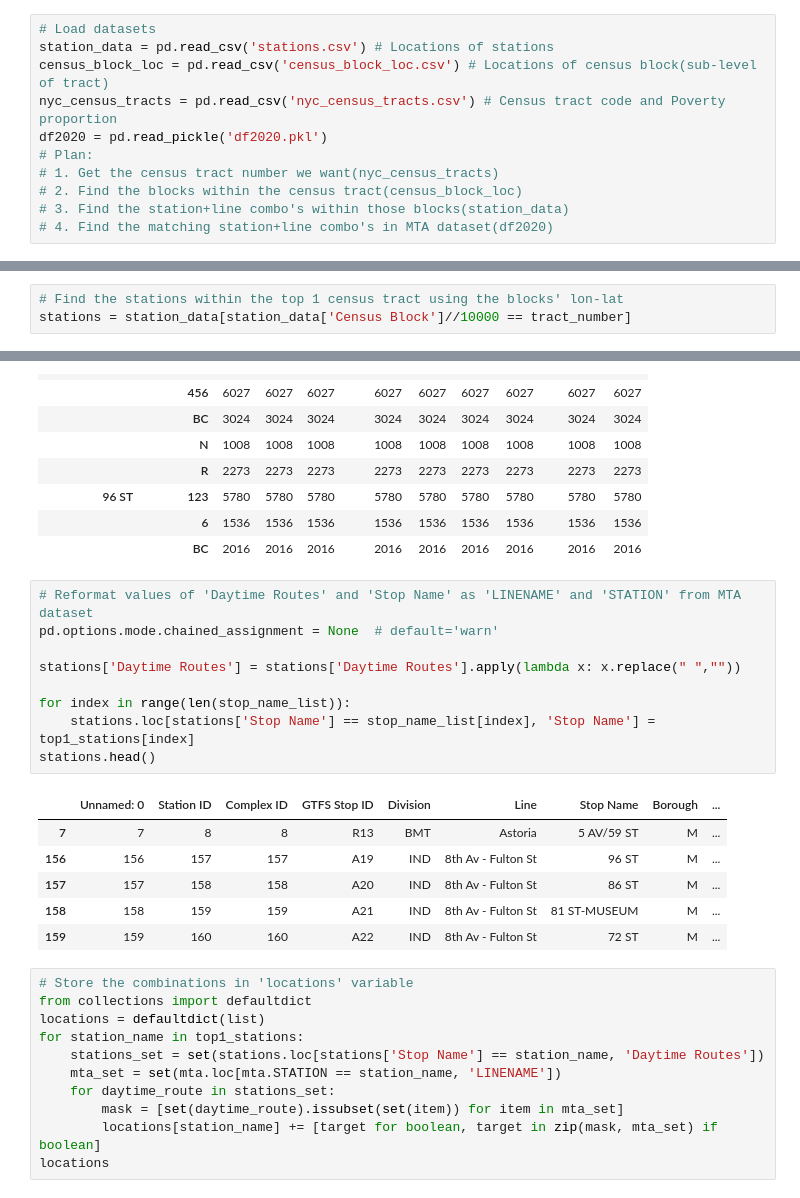
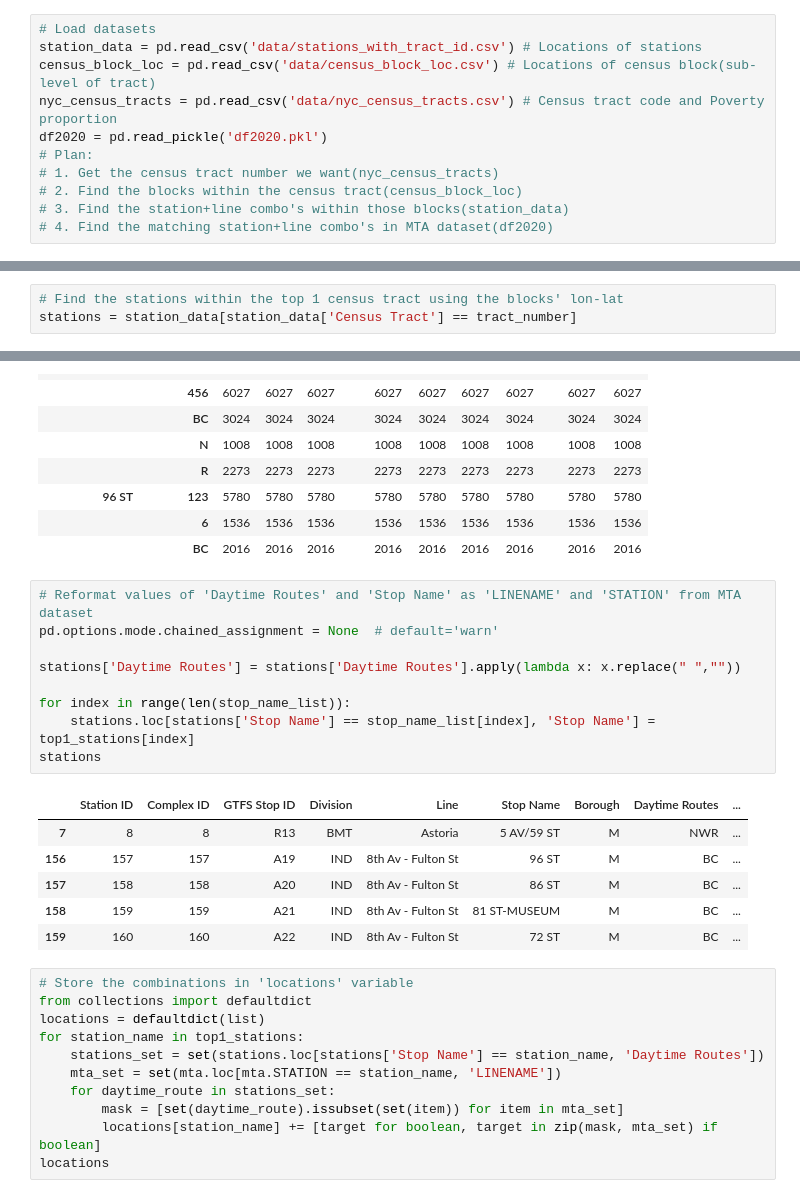
Before and after one commit to brendanlafferty/MTA-EDA, a Jupyter notebook: 01-mta-project1.ipynb, the cells around one changed output, grey strips where cells are left out. Cells and saved outputs as stored; diff of their text form.

```diff
--- a/01-mta-project1.ipynb
+++ b/01-mta-project1.ipynb
@@ -19,9 +22,9 @@ week_nums = [200411, 200418, 200425, 200502, 200509, 200516, 200523, 200530, 200
 # df2020 = get_data(week_nums)
 # %%
 # Load datasets
-station_data = pd.read_csv('stations.csv') # Locations of stations
-census_block_loc = pd.read_csv('census_block_loc.csv') # Locations of census block(sub-level of tract)
-nyc_census_tracts = pd.read_csv('nyc_census_tracts.csv') # Census tract code and Poverty proportion
+station_data = pd.read_csv('data/stations_with_tract_id.csv') # Locations of stations
+census_block_loc = pd.read_csv('data/census_block_loc.csv') # Locations of census block(sub-level of tract)
+nyc_census_tracts = pd.read_csv('data/nyc_census_tracts.csv') # Census tract code and Poverty proportion
 df2020 = pd.read_pickle('df2020.pkl')
 # Plan:
 # 1. Get the census tract number we want(nyc_census_tracts)
@@ -50,6 +44,6 @@ station_data.head()
 # %%
 # Find the stations within the top 1 census tract using the blocks' lon-lat
-stations = station_data[station_data['Census Block']//10000 == tract_number]
+stations = station_data[station_data['Census Tract'] == tract_number]
 # %%
 # There are 7 stations in the top 1 census tract
 stop_name_list = list(stations['Stop Name'].unique())
@@ -117,19 +104,19 @@ mta.groupby(['STATION','LINENAME']).count()
 # %%
 # Reformat values of 'Daytime Routes' and 'Stop Name' as 'LINENAME' and 'STATION' from MTA dataset
 pd.options.mode.chained_assignment = None  # default='warn'
 
 stations['Daytime Routes'] = stations['Daytime Routes'].apply(lambda x: x.replace(" ",""))
 
 for index in range(len(stop_name_list)):
     stations.loc[stations['Stop Name'] == stop_name_list[index], 'Stop Name'] = top1_stations[index]
-stations.head()
+stations
 # %% [output]
-|  | Unnamed: 0 | Station ID | Complex ID | GTFS Stop ID | Division | Line | Stop Name | Borough | ... |
-| 7 | 7 | 8 | 8 | R13 | BMT | Astoria | 5 AV/59 ST | M | ... |
-| 156 | 156 | 157 | 157 | A19 | IND | 8th Av - Fulton St | 96 ST | M | ... |
-| 157 | 157 | 158 | 158 | A20 | IND | 8th Av - Fulton St | 86 ST | M | ... |
-| 158 | 158 | 159 | 159 | A21 | IND | 8th Av - Fulton St | 81 ST-MUSEUM | M | ... |
-| 159 | 159 | 160 | 160 | A22 | IND | 8th Av - Fulton St | 72 ST | M | ... |
+|  | Station ID | Complex ID | GTFS Stop ID | Division | Line | Stop Name | Borough | Daytime Routes | ... |
+| 7 | 8 | 8 | R13 | BMT | Astoria | 5 AV/59 ST | M | NWR | ... |
+| 156 | 157 | 157 | A19 | IND | 8th Av - Fulton St | 96 ST | M | BC | ... |
+| 157 | 158 | 158 | A20 | IND | 8th Av - Fulton St | 86 ST | M | BC | ... |
+| 158 | 159 | 159 | A21 | IND | 8th Av - Fulton St | 81 ST-MUSEUM | M | BC | ... |
+| 159 | 160 | 160 | A22 | IND | 8th Av - Fulton St | 72 ST | M | BC | ... |
 # %%
 # Store the combinations in 'locations' variable
 from collections import defaultdict
```
Also changed, not shown: parts of 24 cells of this notebook, 5 other files.
